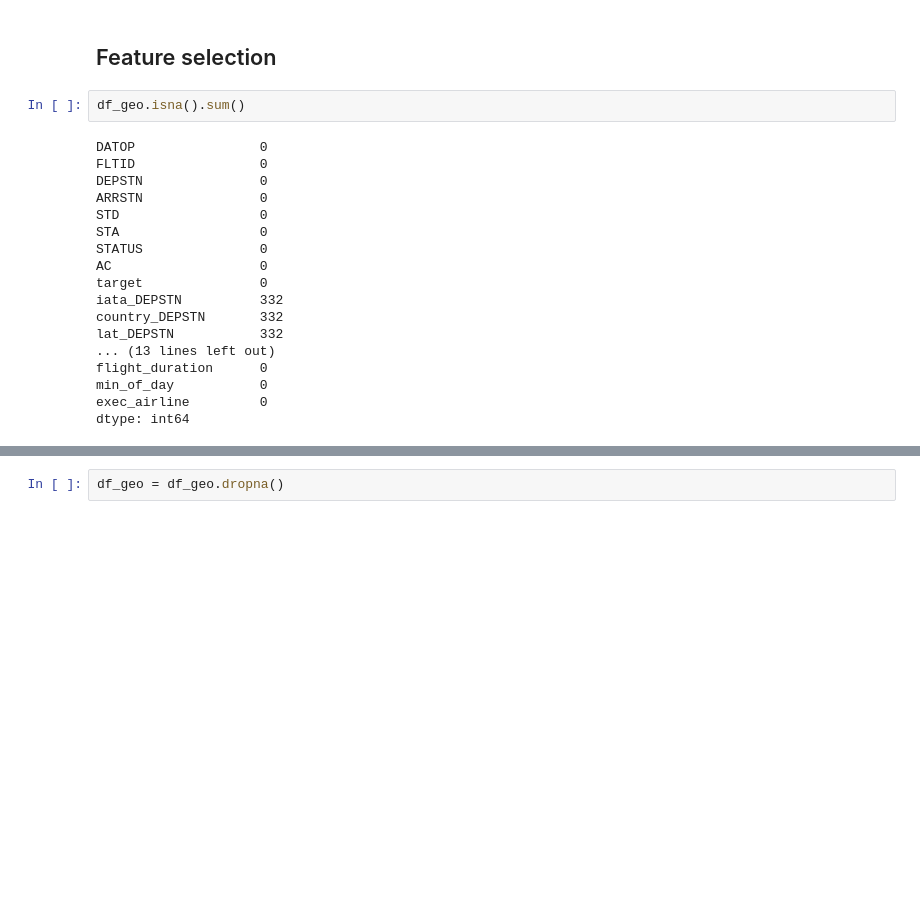
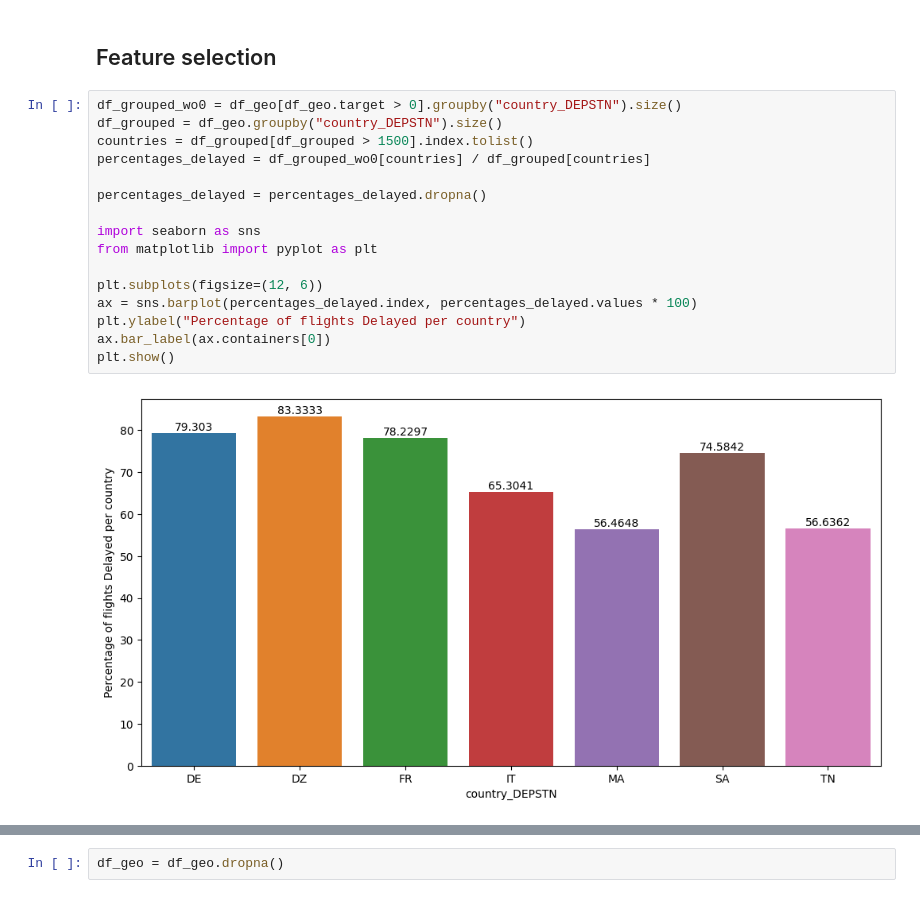
Before and after one commit to loukra/Flight_Delay_Prediction, a Jupyter notebook: Data_Preprocessing.ipynb, the cells around one changed output, grey strips where cells are left out. Saved outputs shown, nothing was run; the diff lists cells and outputs as text; blank space fills up the shorter version.

```diff
--- a/Data_Preprocessing.ipynb
+++ b/Data_Preprocessing.ipynb
@@ -91,23 +94,21 @@ X9     1
 Name: exec_airline, dtype: int64
 # %% [markdown]
 ## Feature selection
-# %%
-df_geo.isna().sum()
-# %% [output]
-DATOP                0
-FLTID                0
-DEPSTN               0
-ARRSTN               0
-STD                  0
-STA                  0
-STATUS               0
-AC                   0
-target               0
-iata_DEPSTN          332
-country_DEPSTN       332
-lat_DEPSTN           332
-... (13 lines left out)
-flight_duration      0
-min_of_day           0
-exec_airline         0
-dtype: int64
+# %%
+df_grouped_wo0 = df_geo[df_geo.target > 0].groupby("country_DEPSTN").size()
+df_grouped = df_geo.groupby("country_DEPSTN").size()
+countries = df_grouped[df_grouped > 1500].index.tolist()
+percentages_delayed = df_grouped_wo0[countries] / df_grouped[countries]
+
+percentages_delayed = percentages_delayed.dropna()
+
+import seaborn as sns
+from matplotlib import pyplot as plt
+
+plt.subplots(figsize=(12, 6))
+ax = sns.barplot(percentages_delayed.index, percentages_delayed.values * 100)
+plt.ylabel("Percentage of flights Delayed per country")
+ax.bar_label(ax.containers[0])
+plt.show()
+# %% [output]
+[figure, added]
```
Also changed, not shown: parts of 34 cells of this notebook, 12 other files.
